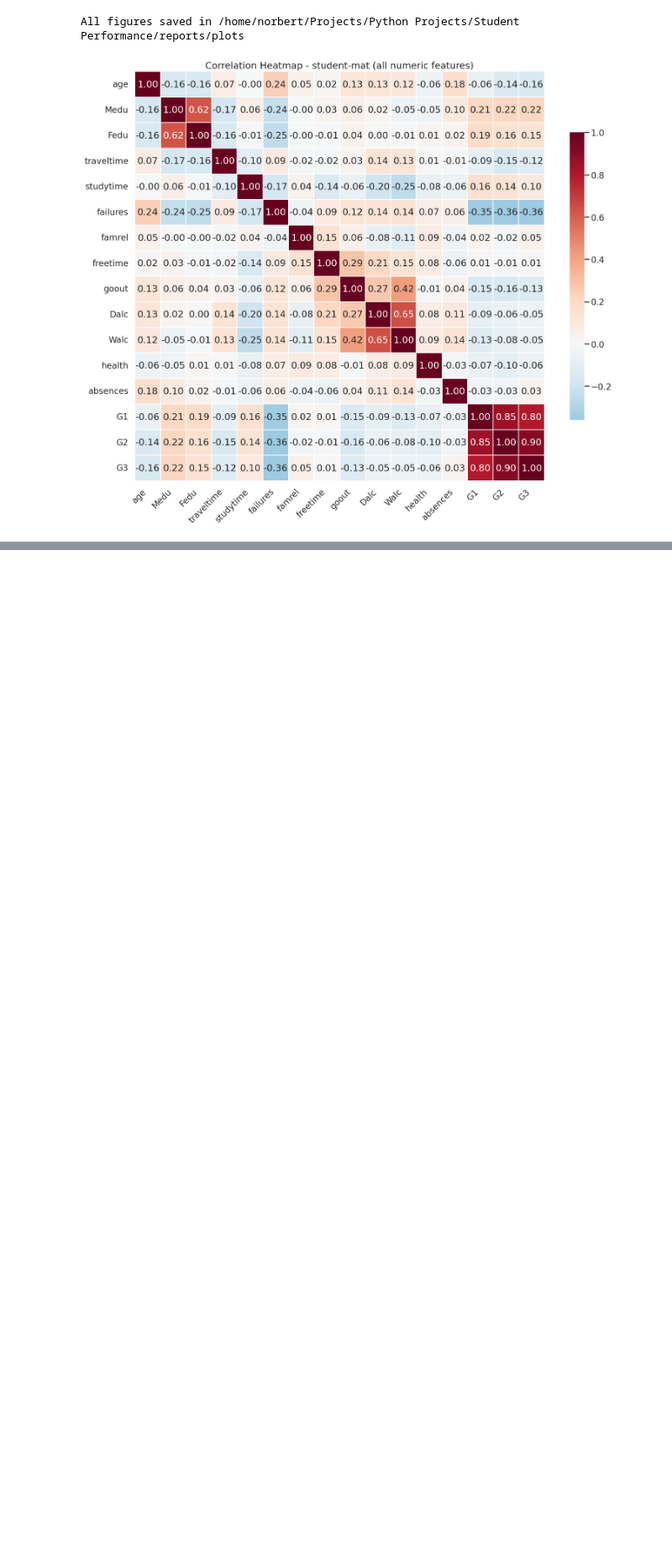
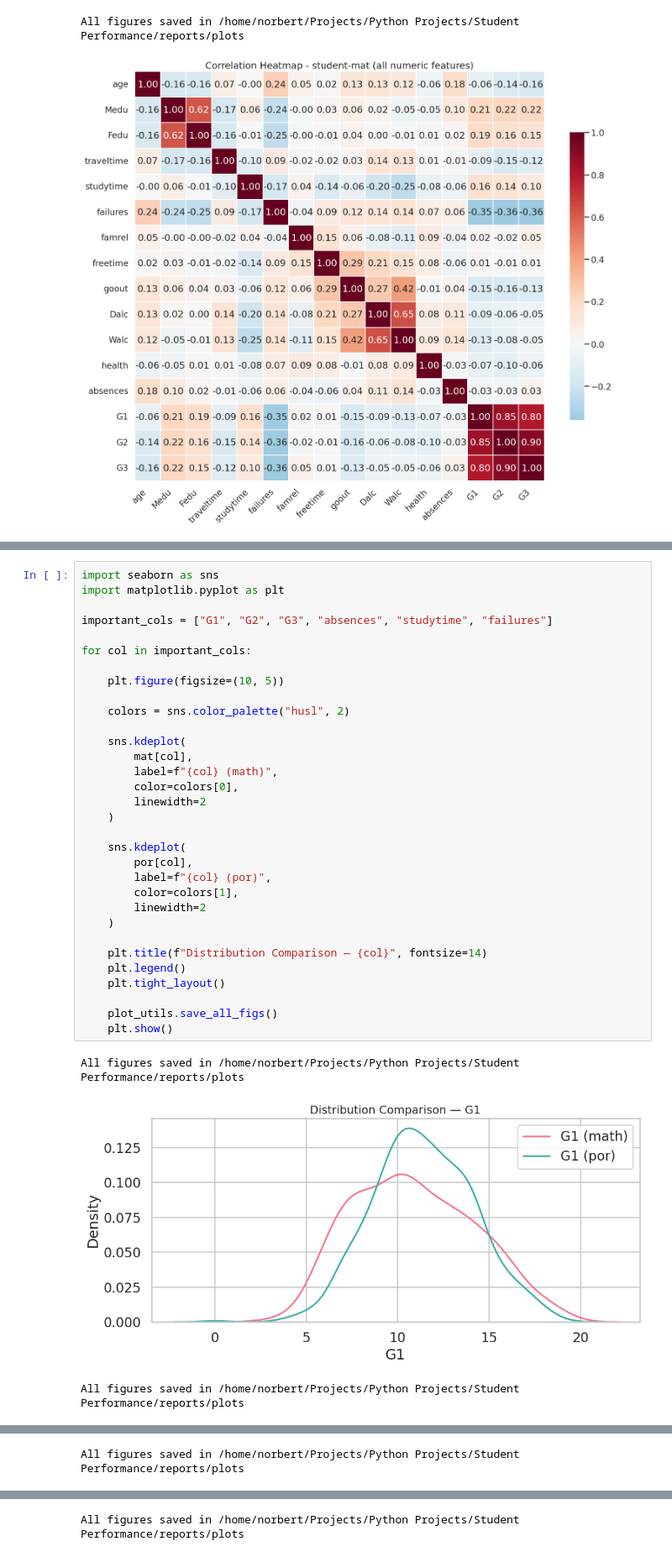
Before and after one commit to AliFazelniya/Student-Performance, a Jupyter notebook: notebooks/Analyze.ipynb, the cells around one changed output, grey strips where cells are left out. Shown at 84% size. Saved outputs shown, nothing was run; the diff lists cells and outputs as text; blank space fills up the shorter version.

```diff
--- a/notebooks/Analyze.ipynb
+++ b/notebooks/Analyze.ipynb
@@ -103,0 +124,36 @@ plot_corr_heatmap(corr_por_full, 'Correlation Heatmap - student-por (all numeric
+# %%
+import seaborn as sns
+import matplotlib.pyplot as plt
+
+important_cols = ["G1", "G2", "G3", "absences", "studytime", "failures"]
+
+for col in important_cols:
+
+    plt.figure(figsize=(10, 5))
+
+    colors = sns.color_palette("husl", 2)
+
+    sns.kdeplot(
+        mat[col],
+        label=f"{col} (math)",
+        color=colors[0],
+        linewidth=2
+    )
+
+    sns.kdeplot(
+        por[col],
+        label=f"{col} (por)",
+        color=colors[1],
+        linewidth=2
+    )
+
+    plt.title(f"Distribution Comparison — {col}", fontsize=14)
+    plt.legend()
+    plt.tight_layout()
+
+    plot_utils.save_all_figs()
+    plt.show()
+# %% [output]
+All figures saved in /home/norbert/Projects/Python Projects/Student Performance/reports/plots
+[figure, added]
+All figures saved in /home/norbert/Projects/Python Projects/Student Performance/reports/plots
@@ -103,0 +161 @@ plot_corr_heatmap(corr_por_full, 'Correlation Heatmap - student-por (all numeric
+All figures saved in /home/norbert/Projects/Python Projects/Student Performance/reports/plots
@@ -103,0 +163 @@ plot_corr_heatmap(corr_por_full, 'Correlation Heatmap - student-por (all numeric
+All figures saved in /home/norbert/Projects/Python Projects/Student Performance/reports/plots
```
Also changed, not shown: parts of 3 cells of this notebook, 2 other files.
